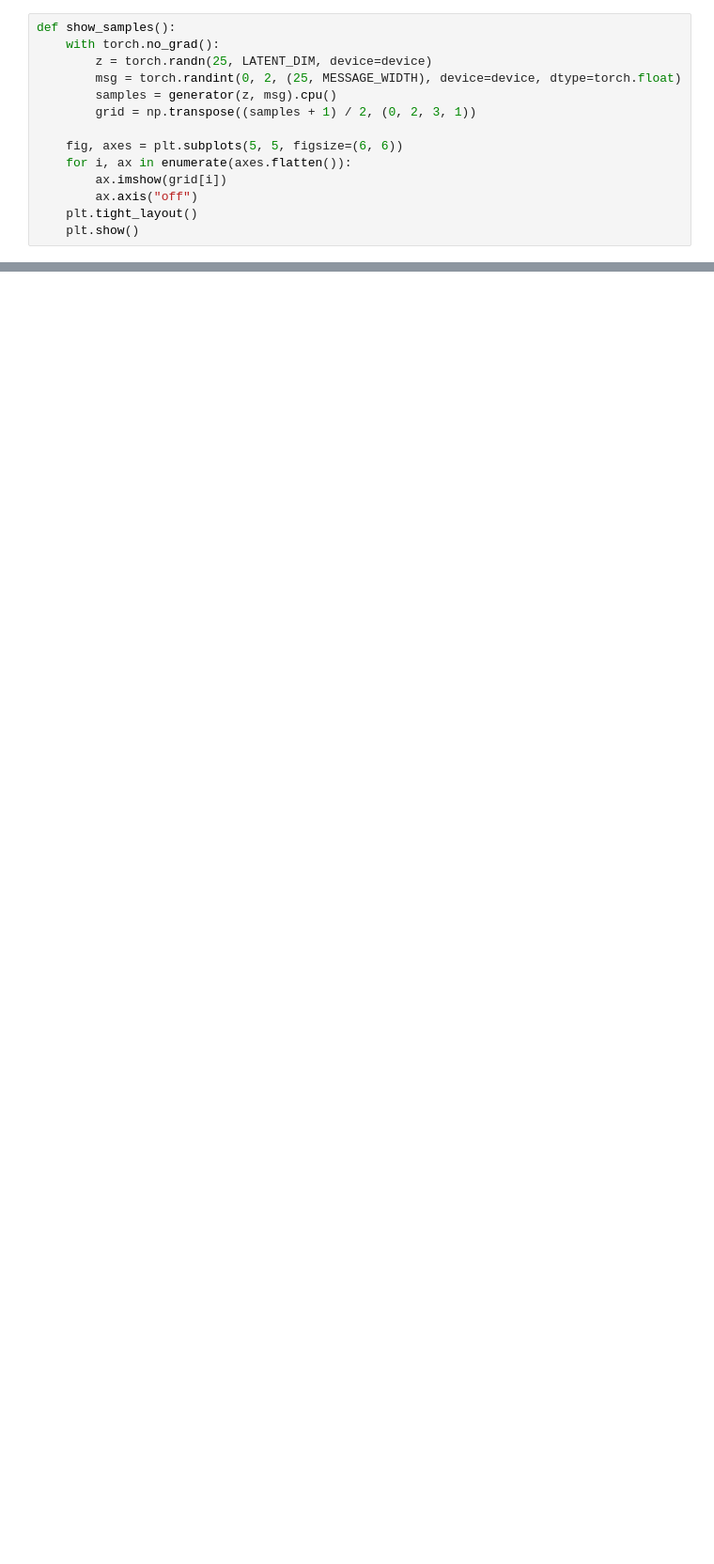
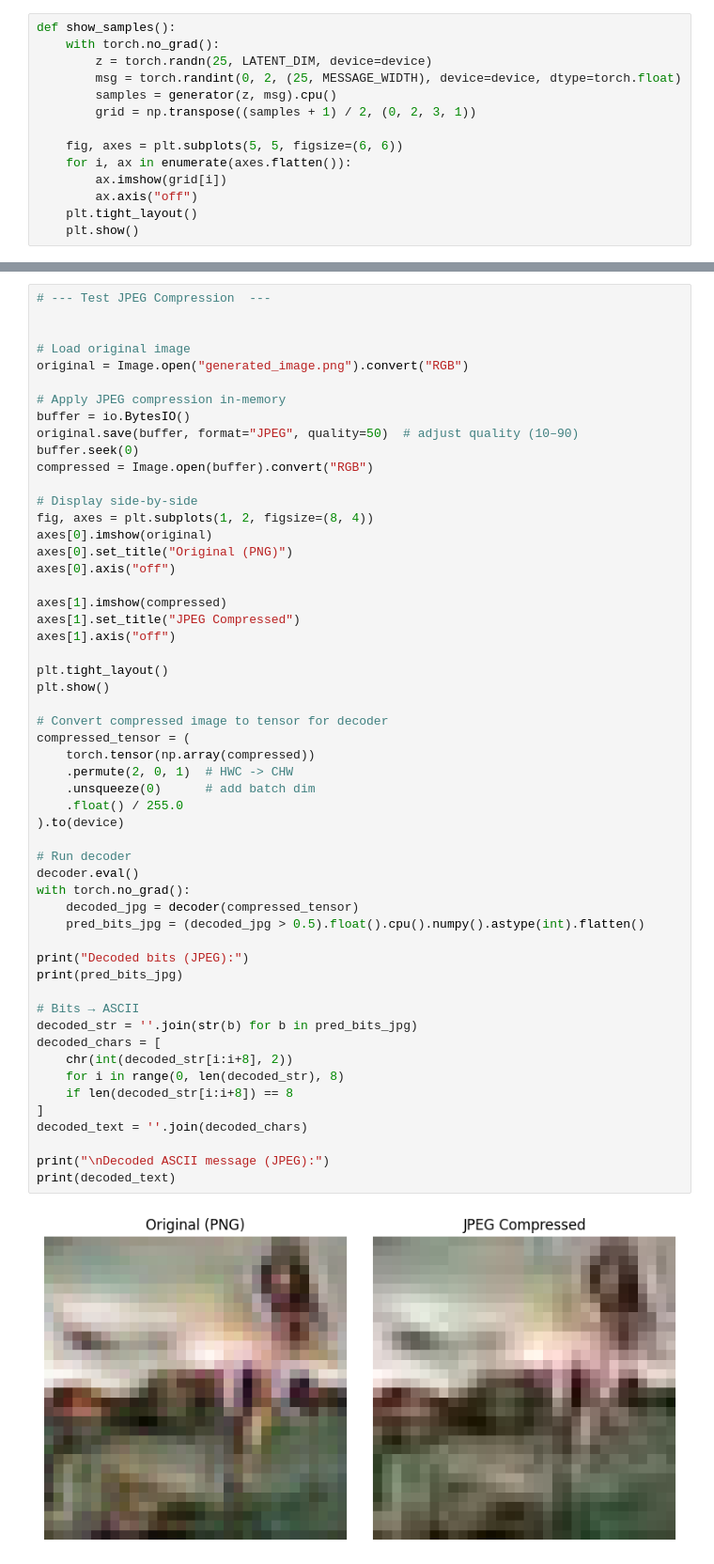
Before and after one commit to jameel-maayah/invisiGAN, a Jupyter notebook: train.ipynb, the cells around one changed output, grey strips where cells are left out. Shown at 94% size. Cells and saved outputs as stored; diff of their text form; blank space fills up the shorter version.

```diff
--- a/train.ipynb
+++ b/train.ipynb
@@ -189,0 +319,56 @@ show_samples()
+# %%
+# --- Test JPEG Compression  ---
+
+
+# Load original image
+original = Image.open("generated_image.png").convert("RGB")
+
+# Apply JPEG compression in-memory
+buffer = io.BytesIO()
+original.save(buffer, format="JPEG", quality=50)  # adjust quality (10–90)
+buffer.seek(0)
+compressed = Image.open(buffer).convert("RGB")
+
+# Display side-by-side
+fig, axes = plt.subplots(1, 2, figsize=(8, 4))
+axes[0].imshow(original)
+axes[0].set_title("Original (PNG)")
+axes[0].axis("off")
+
+axes[1].imshow(compressed)
+axes[1].set_title("JPEG Compressed")
+axes[1].axis("off")
+
+plt.tight_layout()
+plt.show()
+
+# Convert compressed image to tensor for decoder
+compressed_tensor = (
+    torch.tensor(np.array(compressed))
+    .permute(2, 0, 1)  # HWC -> CHW
+    .unsqueeze(0)      # add batch dim
+    .float() / 255.0
+).to(device)
+
+# Run decoder
+decoder.eval()
+with torch.no_grad():
+    decoded_jpg = decoder(compressed_tensor)
+    pred_bits_jpg = (decoded_jpg > 0.5).float().cpu().numpy().astype(int).flatten()
+
+print("Decoded bits (JPEG):")
+print(pred_bits_jpg)
+
+# Bits → ASCII
+decoded_str = ''.join(str(b) for b in pred_bits_jpg)
+decoded_chars = [
+    chr(int(decoded_str[i:i+8], 2))
+    for i in range(0, len(decoded_str), 8)
+    if len(decoded_str[i:i+8]) == 8
+]
+decoded_text = ''.join(decoded_chars)
+
+print("\nDecoded ASCII message (JPEG):")
+print(decoded_text)
+# %% [output]
+[figure, added]
```
Also changed, not shown: parts of 7 cells of this notebook, 1 other file.
